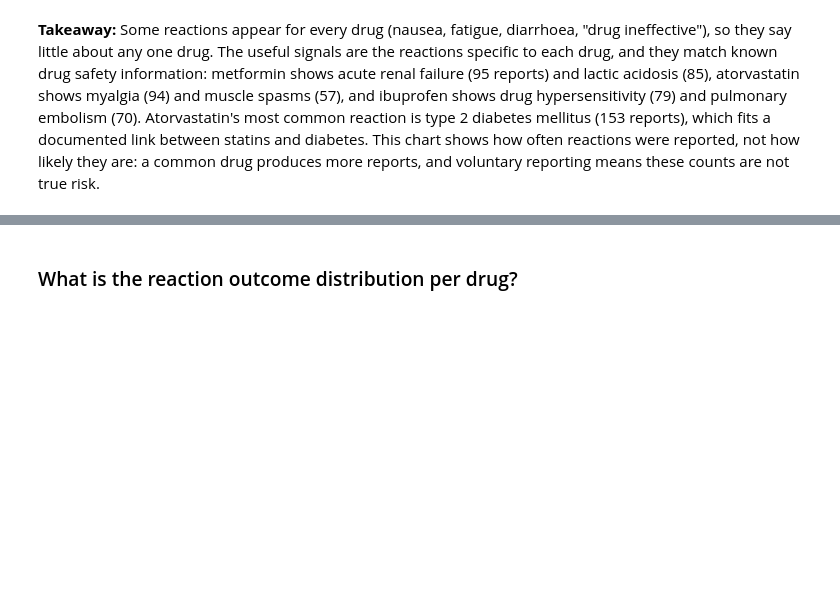
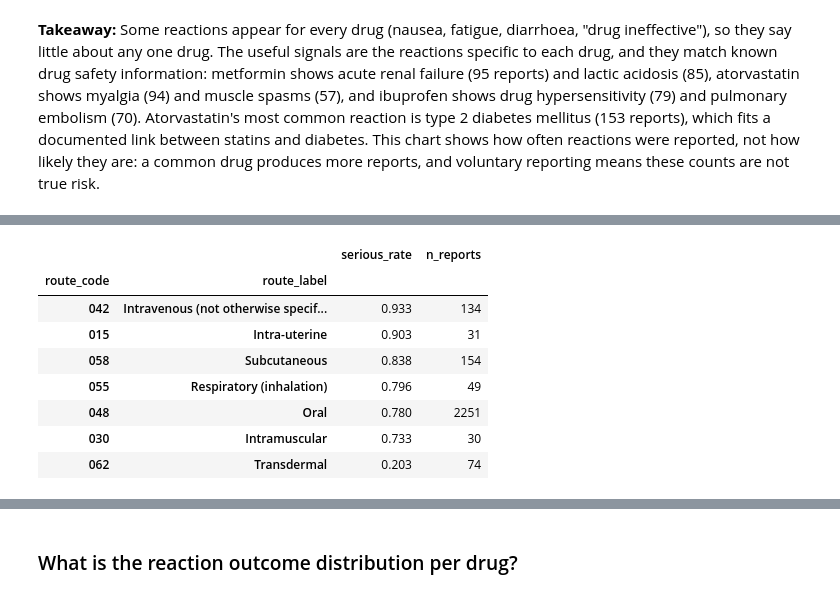
Before and after one commit to NattakanO/healthcare_drug_safety_analysis, a Jupyter notebook: data_exploration.ipynb, the cells around one changed output, grey strips where cells are left out. Drawn from its saved outputs; the diff is of its cells as text; code cells hidden in the pictures; blank space fills up the shorter version.

```diff
--- a/data_exploration.ipynb
+++ b/data_exploration.ipynb
@@ -683,0 +696,18 @@ Using 16441 of 24013 rows (68.5%) for this question
+# %%
+# Exclude codes that are not real routes before comparing severity
+not_a_route = ["065", "Unrecognised code", "Unknown"]
+real_routes = q2[
+    ~q2.index.get_level_values("route_code").isin(not_a_route)
+    & ~q2.index.get_level_values("route_label").isin(not_a_route)
+]
+real_routes.round(3)
+# %% [output]
+|  |  | serious_rate | n_reports |
+| route_code | route_label |  |  |
+| 042 | Intravenous (not otherwise specif... | 0.933 | 134 |
+| 015 | Intra-uterine | 0.903 | 31 |
+| 058 | Subcutaneous | 0.838 | 154 |
+| 055 | Respiratory (inhalation) | 0.796 | 49 |
+| 048 | Oral | 0.780 | 2251 |
+| 030 | Intramuscular | 0.733 | 30 |
+| 062 | Transdermal | 0.203 | 74 |
```
Also changed, not shown: parts of 9 cells of this notebook, 1 other file.
